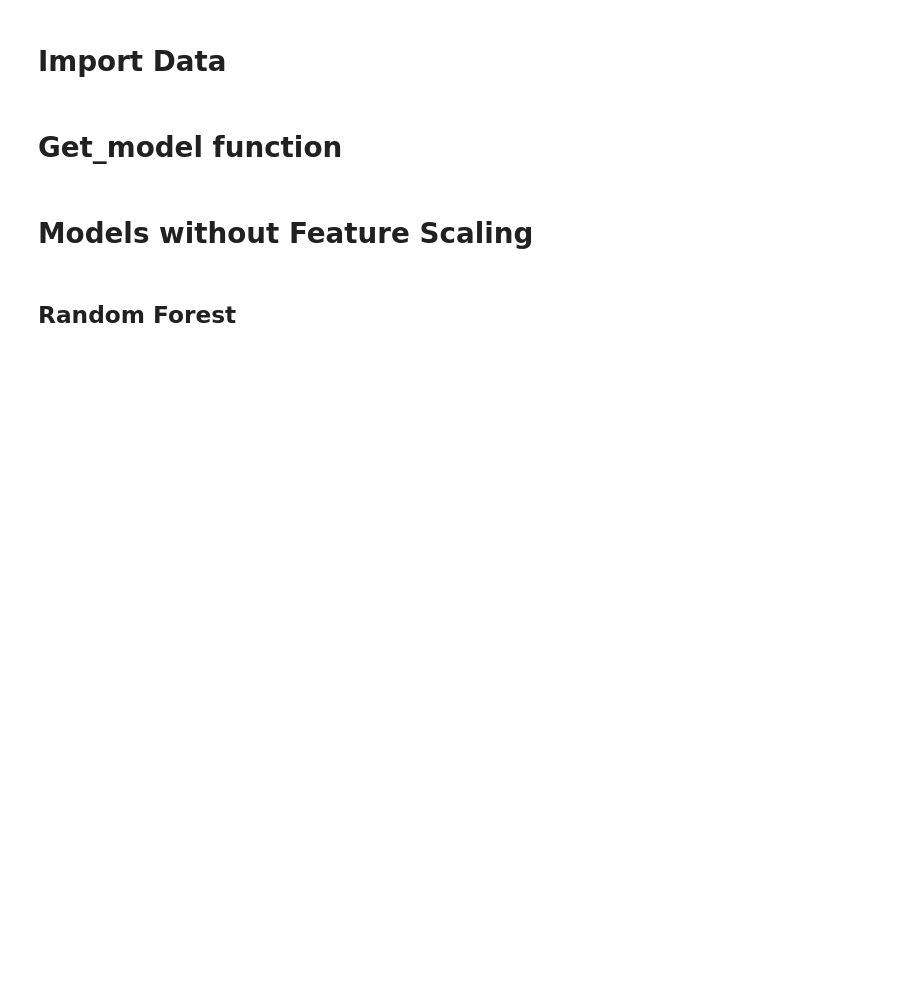
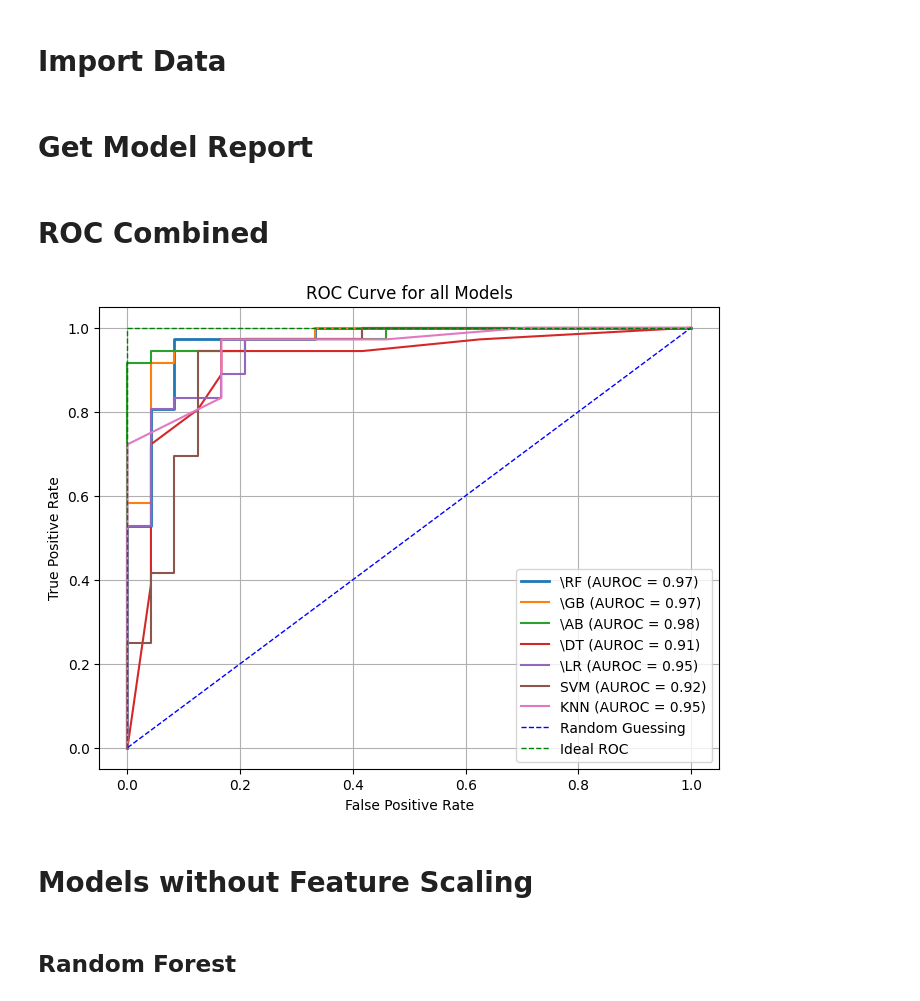
Before and after one commit to kruthi-sb/Cardiac_Events_ML, a Jupyter notebook: ML/ML_final.ipynb, the cells around one changed output. Drawn from its saved outputs; the diff is of its cells as text; code cells hidden in the pictures; blank space fills up the shorter version.

```diff
--- a/ML/ML_final.ipynb
+++ b/ML/ML_final.ipynb
@@ -12,7 +12,7 @@ features = data_fetcher.get_features()
 target_names = data_fetcher.get_target_names()
 X = data_fetcher.get_X()
 y = data_fetcher.get_y()
-# %% [markdown]
-# Get_model function
+# %% [markdown]
+# Get Model Report
 # %%
 # write the function to get any model from joblib and print the accuracy score and classification report
@@ -25,6 +25,55 @@ def get_model(model_name):
     print("Classification Report: \n", classification_report(y_test, y_pred, target_names=target_names))
     print("Confusion Matrix: \n", confusion_matrix(y_test, y_pred))
     return model
+# %% [markdown]
+# ROC Combined
+# %%
+#plot roc curve for the model
+from sklearn.metrics import roc_curve
+from sklearn.metrics import roc_auc_score
+import matplotlib.pyplot as plt
+import joblib
+
+plt.figure(figsize=(8,6))
+#plot the roc curve for all models
+for model_name in ['joblib_dump\RF.pkl', 'joblib_dump\GB.pkl', 'joblib_dump\AB.pkl', 'joblib_dump\DT.pkl', 'joblib_dump\LR.pkl', 'joblib_dump\SVM.pkl', 'joblib_dump\KNN.pkl']:
+    model = joblib.load(model_name)
+    if model_name == 'joblib_dump\KNN.pkl' or model_name == 'joblib_dump\SVM.pkl' or model_name == 'joblib_dump\LR.pkl':
+        #scaling the data for KNN, SVM and Logistic Regression
+        from sklearn.preprocessing import StandardScaler
+        scaler = StandardScaler()
+        scaler.fit(X_train) #fitting the scaler to the training set.
+        X_train = scaler.transform(X_train) #transforming the training set.
+        X_test = scaler.transform(X_test) #transforming the testing set.
+        y_pred_proba = model.predict_proba(X_test)[::,1] #get the probability of the positive class. [::,1] means get the second column of the array
+        fpr, tpr, _ = roc_curve(y_test,  y_pred_proba) # _ is a placeholder for the threshold values
+        auc = roc_auc_score(y_test, y_pred_proba).round(2) #round the auc score to 2 decimal places
+        plt.plot(fpr,tpr, label=(str(model_name[-7:-4])+" (AUROC = %0.2f)") % auc, linewidth = 1.5)
+    else:
+        y_pred_proba = model.predict_proba(X_test)[::,1] #get the probability of the positive class. [::,1] means get the second column of the array
+        fpr, tpr, _ = roc_curve(y_test,  y_pred_proba) # _ is a placeholder for the threshold values
+        auc = roc_auc_score(y_test, y_pred_proba).round(2) #round the auc score to 2 decimal places
+        if model_name == 'joblib_dump\RF.pkl':
+            linewidth = 2
+        else:
+            linewidth = 1.5
+        plt.plot(fpr,tpr, label=(str(model_name[-7:-4])+" (AUROC = %0.2f)") % auc, linewidth = linewidth)
+
+
+#plot the random guessing line and the ideal roc line
+plt.plot([0,1],[0,1],"b--", linewidth = 1, label = "Random Guessing")
+plt.plot([0,1],[1,1], "g--", linewidth = 1, label = "Ideal ROC")
+plt.plot([0,0],[0,1], "g--", linewidth = 1)
+
+#set up the plot
+plt.xlabel("False Positive Rate")
+plt.ylabel("True Positive Rate")
+plt.title("ROC Curve for all Models")
+plt.legend(loc="best")
+plt.grid(True)
+plt.show()
+# %% [output]
+[figure, added]
 # %% [markdown]
 # Models without Feature Scaling
 # %% [markdown]
```
Also changed, not shown: parts of 9 cells of this notebook, 3 other files.
